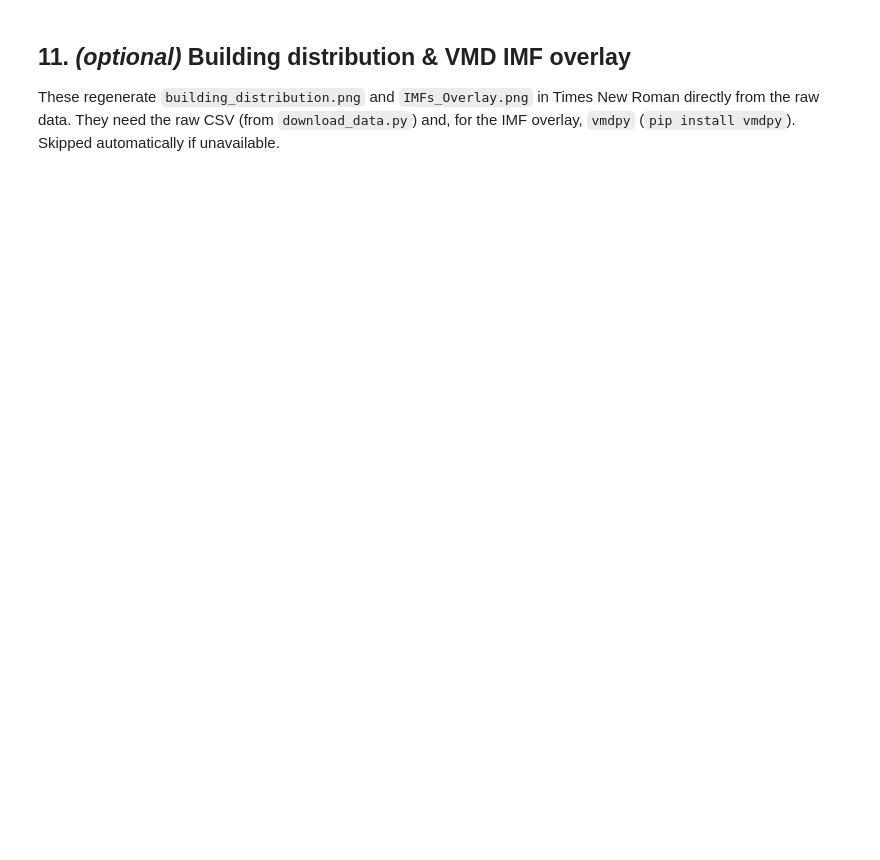
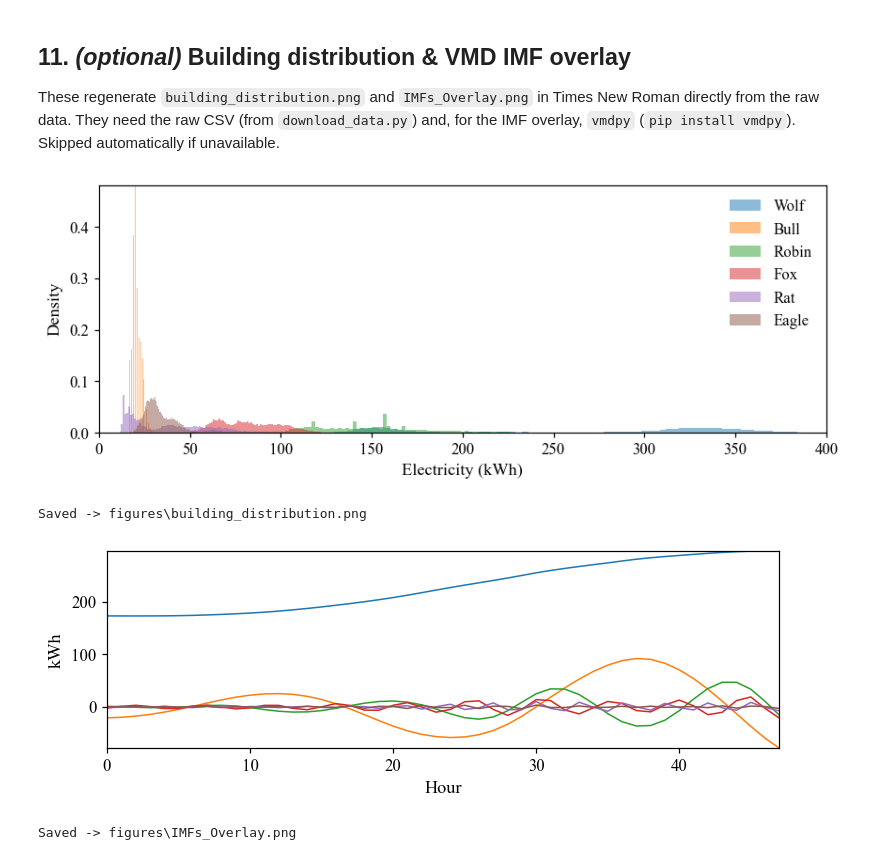
Before and after one commit to buntueng/PowerLoadForecasting, a Jupyter notebook: DayAhead-BuildingLoad/Confirm/analyze_results.ipynb, the cells around one changed output. Saved outputs shown, nothing was run; the diff lists cells and outputs as text; code cells hidden in the pictures; blank space fills up the shorter version.

```diff
--- a/DayAhead-BuildingLoad/Confirm/analyze_results.ipynb
+++ b/DayAhead-BuildingLoad/Confirm/analyze_results.ipynb
@@ -335,33 +428,41 @@ IMF overlay, `vmdpy` (`pip install vmdpy`). Skipped automatically if unavailable
 # %%
 RAW_CSV = os.path.join("meters","cleaned","electricity_cleaned.csv")
 def find_col(df, b):
     m=[c for c in df.columns if b.lower() in c.lower()]; return m[0] if m else None
 
 if os.path.exists(RAW_CSV):
     raw = pd.read_csv(RAW_CSV, parse_dates=["timestamp"])
     # ---- distribution ----
-    fig, ax = plt.subplots(figsize=(11,3.2))
+    fig, ax = plt.subplots(figsize=(8,3.2))
     for b in BUILDING_ORDER:
         col = find_col(raw, b)
         if col: ax.hist(pd.to_numeric(raw[col],errors="coerce").dropna(),
                         bins=120, density=True, alpha=0.5, label=b)
     ax.set_xlabel("Electricity (kWh)"); ax.set_ylabel("Density")
-    ax.legend(frameon=False, ncol=1, loc="upper right")
+    ax.margins(x=0,y=0)
+    ax.legend(loc="upper right", frameon=False, ncol=1)
+    ax.set_xlim(0, 400)
     fig.tight_layout(); p=os.path.join(FIG_DIR,"building_distribution.png")
     fig.savefig(p); plt.show(); print("Saved ->",p)
 
     # ---- IMF overlay (Wolf, 48h) ----
     try:
         from vmdpy import VMD
         col = find_col(raw, "Wolf")
         sig = pd.to_numeric(raw[col],errors="coerce").interpolate().bfill().ffill().values
         u,_,_ = VMD(sig, 2000, 0, 6, 0, 1, 1e-7)
-        fig, ax = plt.subplots(figsize=(11,2.6))
+        fig, ax = plt.subplots(figsize=(7,2.6))
         for i in range(u.shape[0]): ax.plot(u[i][:48], lw=1.0)
         ax.set_xlabel("Hour"); ax.set_ylabel("kWh"); fig.tight_layout()
+        ax.margins(x=0,y=0)
         p=os.path.join(FIG_DIR,"IMFs_Overlay.png"); fig.savefig(p); plt.show()
         print("Saved ->",p)
     except Exception as e:
         print("IMF overlay skipped:", e)
 else:
     print("Raw CSV not found at", RAW_CSV, "- run download_data.py first (optional).")
+# %% [output]
+[figure, added]
+Saved -> figures\building_distribution.png
+[figure, added]
+Saved -> figures\IMFs_Overlay.png
```
Also changed, not shown: parts of 11 cells of this notebook, 11 other files.
